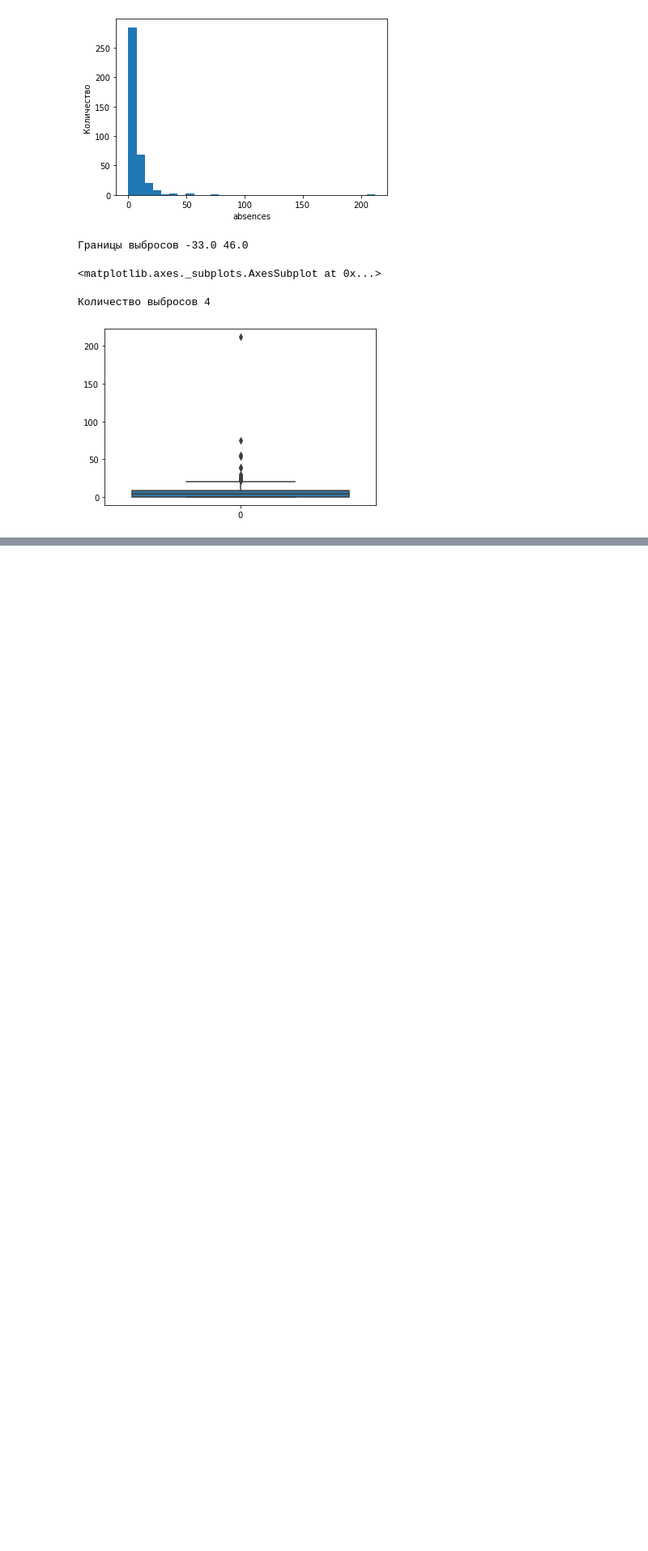
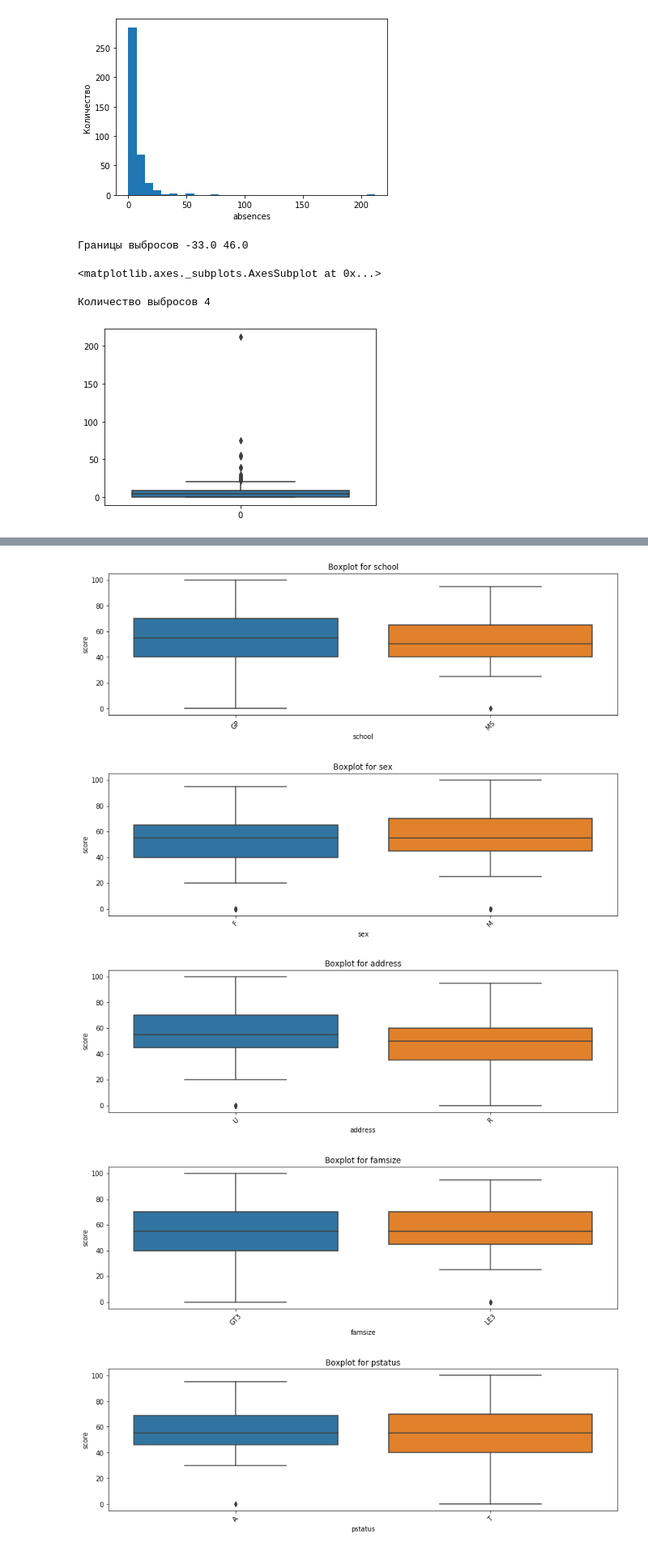
Before and after one commit to waitmail/DST-22, a Jupyter notebook: module_2/Untitled.ipynb, the cells around one changed output, grey strips where cells are left out. Shown at 81% size. Saved outputs shown, nothing was run; the diff lists cells and outputs as text; code cells hidden in the pictures; blank space fills up the shorter version.

```diff
--- a/module_2/Untitled.ipynb
+++ b/module_2/Untitled.ipynb
@@ -127,9 +128,11 @@ def fill_emission_mode_value_on_score(column,value):
 # %%
-def get_boxplot(datatframe,column):
-    fig, ax = plt.subplots(figsize = (14, 4))
+# Отрисовываем boxplot для переданной колонки
+def get_boxplot(datatframe, column):
+    fig, ax = plt.subplots(figsize=(14, 4))
     sns.boxplot(x=column, y='score',
-                data=datatframe.loc[datatframe.loc[:, column].isin(datatframe.loc[:, column].value_counts().index[:10])],
-               ax=ax)
+                data=datatframe.loc[datatframe.loc[:, column].isin(
+                    datatframe.loc[:, column].value_counts().index[:10])],
+                ax=ax)
     plt.xticks(rotation=45)
     ax.set_title('Boxplot for ' + column)
     plt.show()
@@ -535 +530,3 @@ fill_emission_mode_value_on_score('absences',46)
+# %%
+df = df[df.absences<46]#Удалим выбросы
 # %% [markdown]
@@ -538,8 +535,13 @@ fill_emission_mode_value_on_score('absences',46)
 list_column_int = ['age','absences','score']
 change_type_coilumn(df,list_column_int)
 # %%
+# Проанализируем номинативные переменные
 for col in df.columns:
     if(df[col].dtype == 'object'):
-        #print(col)
-        get_stat_dif(df,col,'score')
+        get_boxplot(df,col)
 # %% [output]
+[figure, added]
+[figure, added]
+[figure, added]
+[figure, added]
+[figure, added]
```
Also changed, not shown: parts of 28 cells of this notebook.
